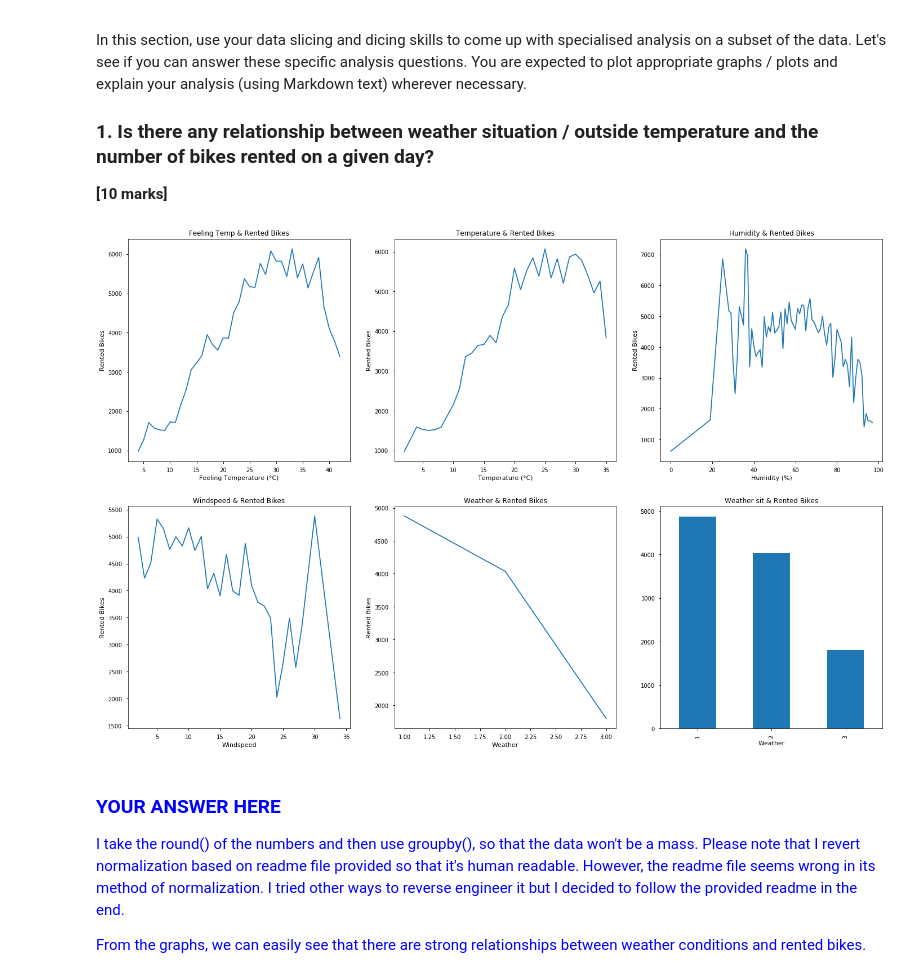
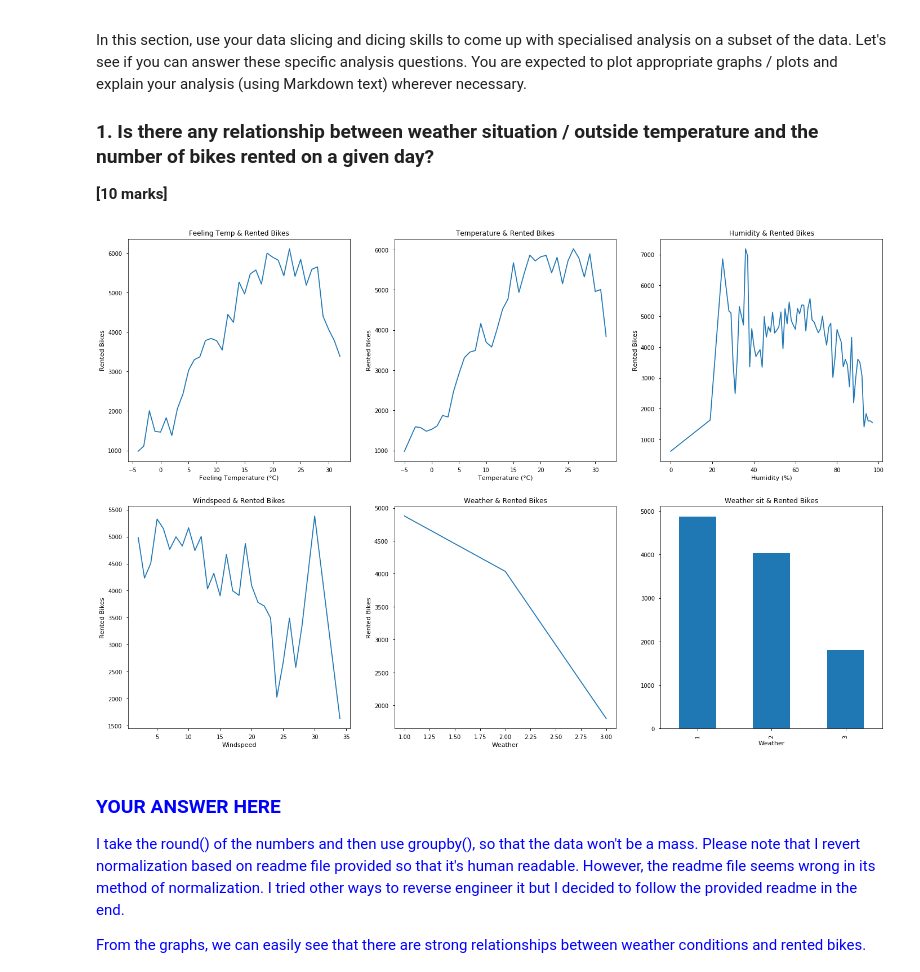
Before and after one commit to DannyFirmin/BikeShare-LinearRegression, a Jupyter notebook: Assignment-1.ipynb, the cells around one changed output. Saved outputs shown, nothing was run; the diff lists cells and outputs as text; code cells hidden in the pictures.

```diff
--- a/Assignment-1.ipynb
+++ b/Assignment-1.ipynb
@@ -208,8 +204,9 @@ In this section, use your data slicing and dicing skills to come up with special
 # YOUR CODE HERE
 fig = plt.figure(figsize=(24, 16))
 df_bikes1 = df_bikes.copy()
-df_bikes1['Feeling Temperature'] = round(df_bikes1['Feeling Temperature'] * 50)
-df_bikes1['Temperature'] = round(df_bikes1['Temperature'] * 41)
+# tnorm = (t - tmin) / (tmax - tmin), where tmax = +39, tmin = -8, so t = tnorm * 47 - 8
+df_bikes1['Feeling Temperature'] = round(df_bikes1['Feeling Temperature'] * 47 - 8)
+df_bikes1['Temperature'] = round(df_bikes1['Temperature'] * 47 - 8)
 df_bikes1['Humidity'] = round(df_bikes1['Humidity'] * 100)
 df_bikes1['Windspeed'] = round(df_bikes1['Windspeed'] * 67)
 
@@ -222,34 +219,34 @@ ax1.set_title("Feeling Temp & Rented Bikes")
 ax2 = fig.add_subplot(232)
 ax2.plot(df_bikes1.groupby(['Temperature'])['Rented Bikes'].mean())
 ax2.set_xlabel("Temperature (°C)")
 ax2.set_ylabel("Rented Bikes")
 ax2.set_title("Temperature & Rented Bikes")
 
 ax3 = fig.add_subplot(233)
 ax3.plot(df_bikes1.groupby(['Humidity'])['Rented Bikes'].mean())
 ax3.set_xlabel("Humidity (%)")
 ax3.set_ylabel("Rented Bikes")
 ax3.set_title("Humidity & Rented Bikes")
 
 ax4 = fig.add_subplot(234)
 ax4.plot(df_bikes1.groupby(['Windspeed'])['Rented Bikes'].mean())
 ax4.set_xlabel("Windspeed")
 ax4.set_ylabel("Rented Bikes")
 ax4.set_title("Windspeed & Rented Bikes")
 
 ax5 = fig.add_subplot(235)
 ax5.plot(df_bikes1.groupby(['Weather'])['Rented Bikes'].mean())
 ax5.set_xlabel("Weather")
 ax5.set_ylabel("Rented Bikes")
 ax5.set_title("Weather & Rented Bikes")
 
 ax6 = fig.add_subplot(236)
 df_gp = df_bikes1.groupby(['Weather'])['Rented Bikes'].mean()
 df_gp.plot(kind = 'bar', title = 'Weather sit & Rented Bikes')
 plt.show()
 # (ADD ANY ADDITIONAL CELLS AS REQUIRED)
 # %% [output]
-[figure, old version]
+[figure, new version]
 # %% [markdown]
 <span style="color:blue">
 
```
Also changed, not shown: parts of 3 cells of this notebook.
